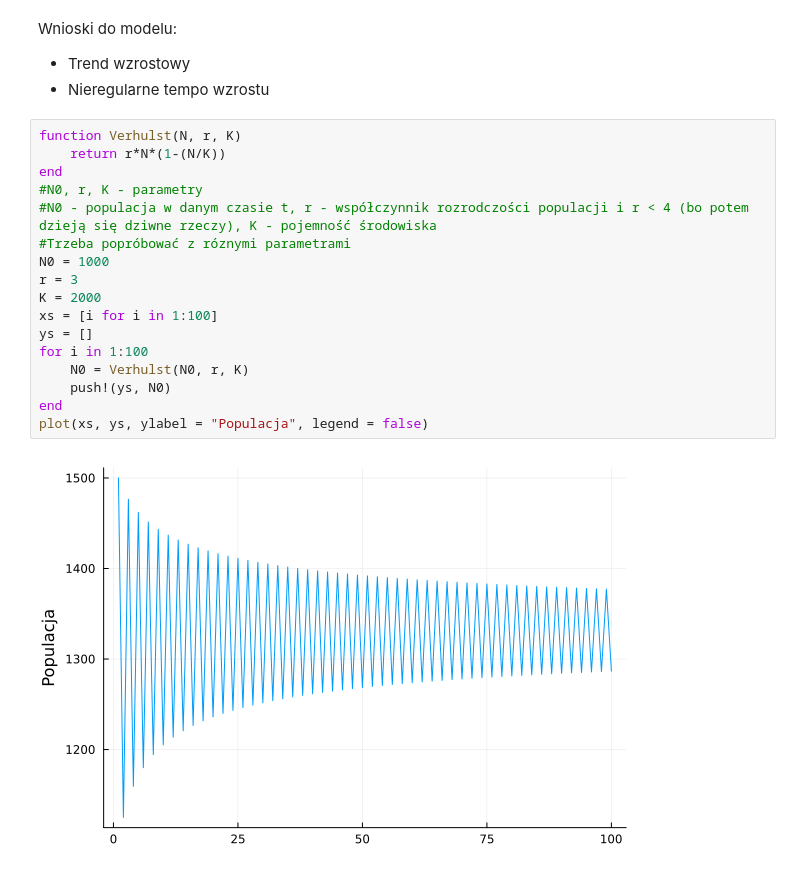
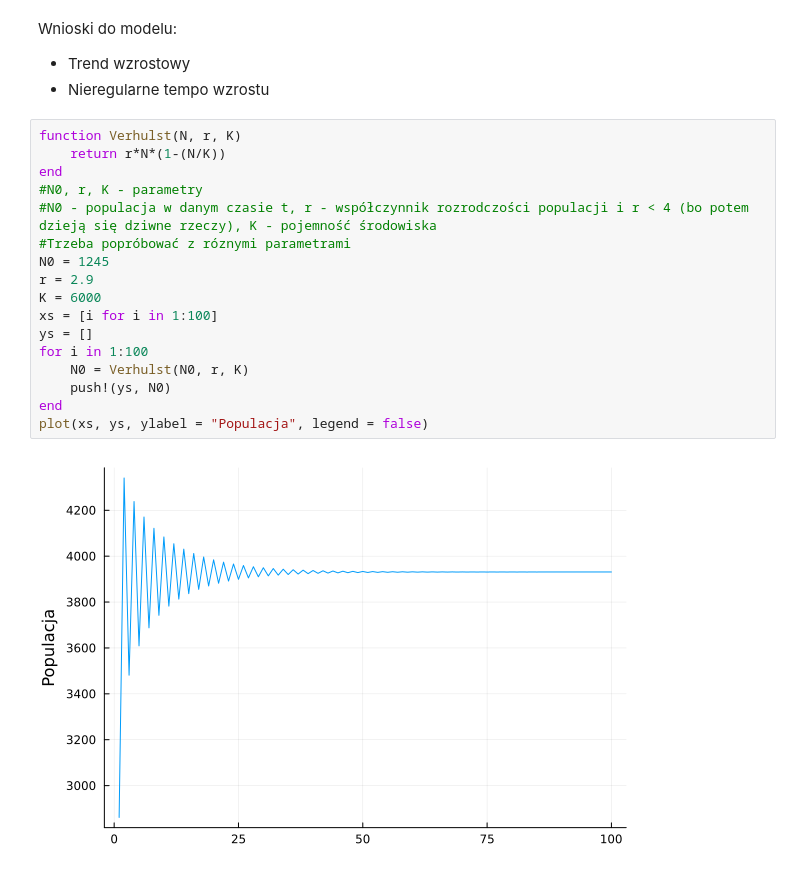
Before and after one commit to MichalSapijaszko/ProjektPakiety, a Jupyter notebook: Prezka1.ipynb, the cells around one changed output. Drawn from its saved outputs; the diff is of its cells as text.

```diff
--- a/Prezka1.ipynb
+++ b/Prezka1.ipynb
@@ -39,19 +39,19 @@ Wnioski do modelu:
 # %%
 function Verhulst(N, r, K)
     return r*N*(1-(N/K))
 end
 #N0, r, K - parametry
 #N0 - populacja w danym czasie t, r - współczynnik rozrodczości populacji i r < 4 (bo potem dzieją się dziwne rzeczy), K - pojemność środowiska
 #Trzeba popróbować z róznymi parametrami
-N0 = 1000
-r = 3
-K = 2000
+N0 = 1245
+r = 2.9
+K = 6000
 xs = [i for i in 1:100]
 ys = []
 for i in 1:100
     N0 = Verhulst(N0, r, K)
     push!(ys, N0)
 end
 plot(xs, ys, ylabel = "Populacja", legend = false)
 # %% [output]
-[figure, old version]
+[figure, new version]
```
